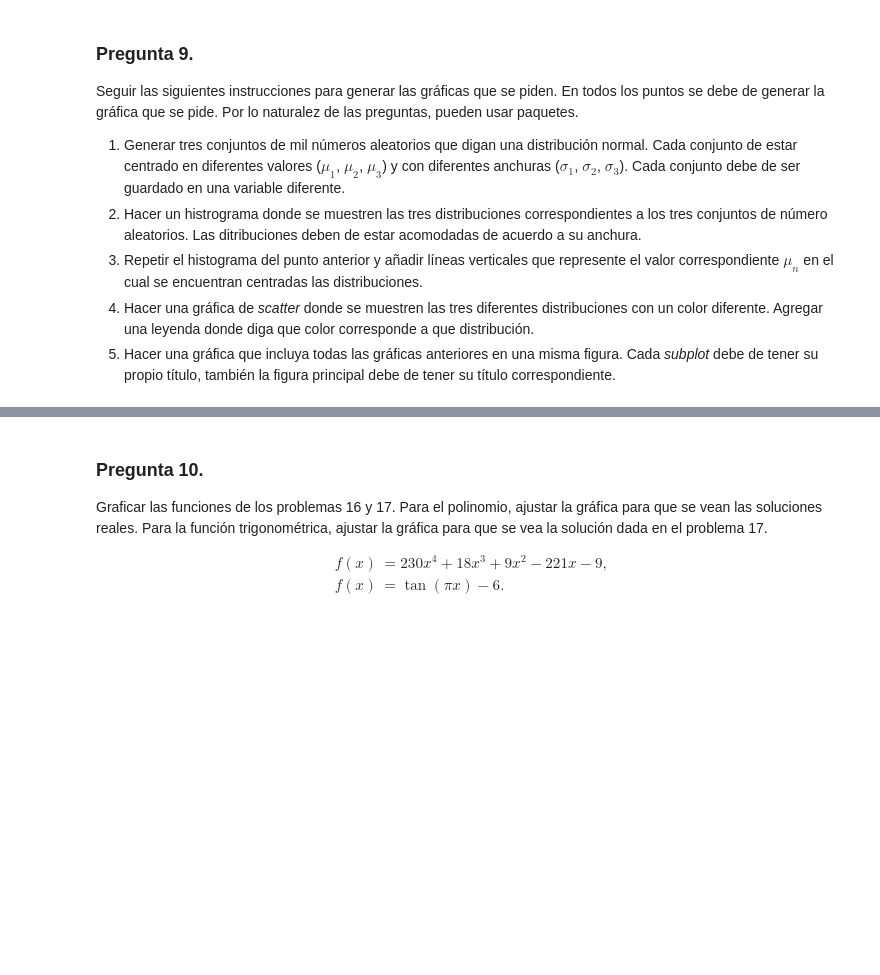
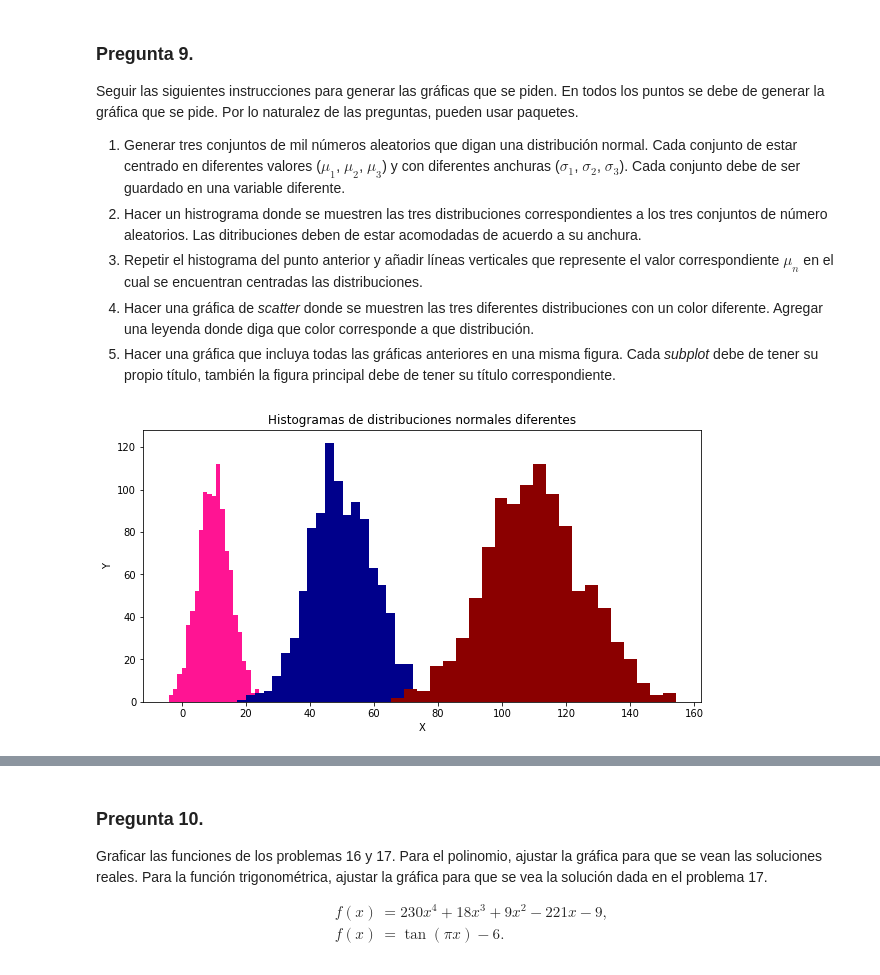
Before and after one commit to MarcosLopezM/Tarea2_MNyAC, a Jupyter notebook: Tarea2.ipynb, the cells around one changed output, grey strips where cells are left out. Saved outputs shown, nothing was run; the diff lists cells and outputs as text; code cells hidden in the pictures; blank space fills up the shorter version.

```diff
--- a/Tarea2.ipynb
+++ b/Tarea2.ipynb
@@ -303,0 +309,18 @@ Seguir las siguientes instrucciones para generar las gráficas que se piden. En
+# %%
+# Inciso 9.1
+
+x = np.random.normal(loc = 10, scale = 5, size = 1000)
+y = np.random.normal(loc = 50, scale = 10, size = 1000)
+z = np.random.normal(loc = 110, scale = 15, size = 1000)
+# %%
+# Inciso 9.2
+
+fig, ax = plt.subplots(figsize = (10, 5))
+ax.set_title("Histogramas de distribuciones normales diferentes")
+ax.set_xlabel("X")
+ax.set_ylabel("Y")
+ax.hist(x, bins = 'auto', facecolor = 'deeppink');
+ax.hist(y, bins = 'auto', facecolor = 'darkblue');
+ax.hist(z, bins = 'auto', facecolor = 'darkred');
+# %% [output]
+[figure, added]
```
Also changed, not shown: parts of 39 cells of this notebook.
